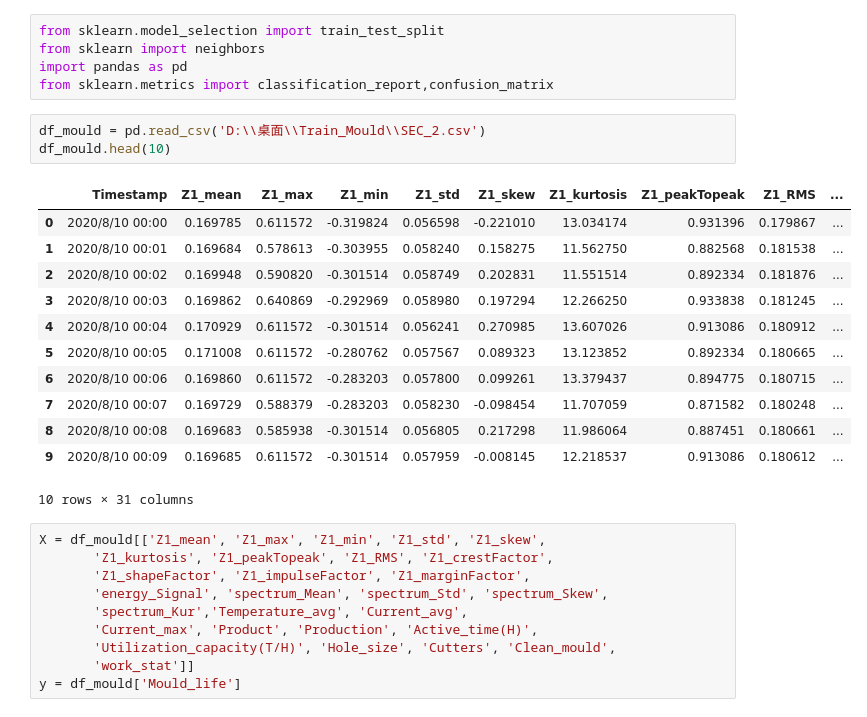
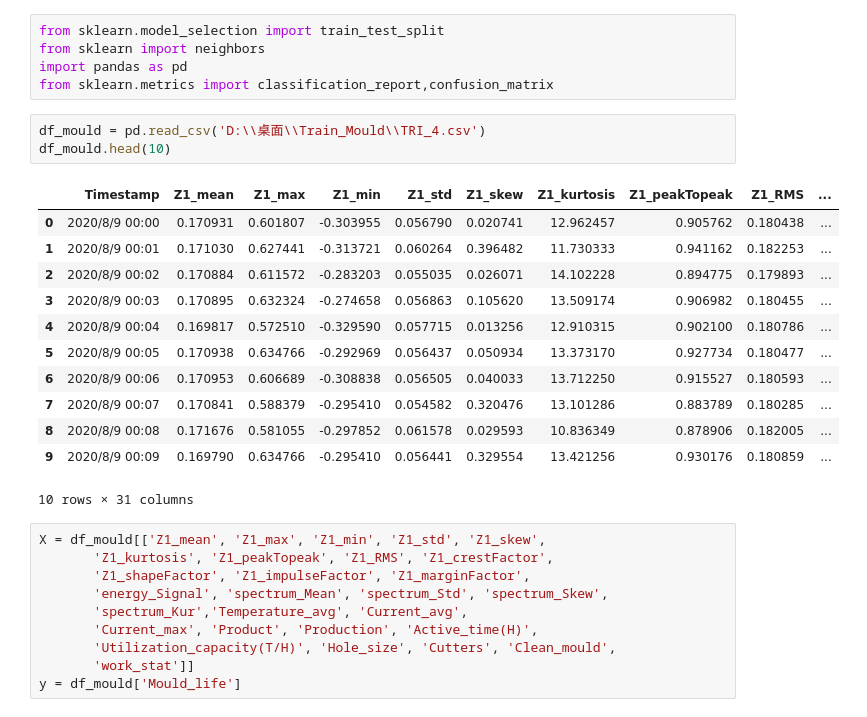
Before and after one commit to rtfgvb74125/Mould_ML, a Jupyter notebook: Data_processing/KNN_Model.ipynb, the cells around one changed output. Saved outputs shown, nothing was run; the diff lists cells and outputs as text.

```diff
--- a/Data_processing/KNN_Model.ipynb
+++ b/Data_processing/KNN_Model.ipynb
@@ -4,20 +4,20 @@ from sklearn import neighbors
 import pandas as pd
 from sklearn.metrics import classification_report,confusion_matrix
 # %%
-df_mould = pd.read_csv('D:\\桌面\\Train_Mould\\SEC_2.csv')
+df_mould = pd.read_csv('D:\\桌面\\Train_Mould\\TRI_4.csv')
 df_mould.head(10)
 # %% [output]
 |  | Timestamp | Z1_mean | Z1_max | Z1_min | Z1_std | Z1_skew | Z1_kurtosis | Z1_peakTopeak | Z1_RMS | ... |
-| 0 | 2020/8/10 00:00 | 0.169785 | 0.611572 | -0.319824 | 0.056598 | -0.221010 | 13.034174 | 0.931396 | 0.179867 | ... |
-| 1 | 2020/8/10 00:01 | 0.169684 | 0.578613 | -0.303955 | 0.058240 | 0.158275 | 11.562750 | 0.882568 | 0.181538 | ... |
-| 2 | 2020/8/10 00:02 | 0.169948 | 0.590820 | -0.301514 | 0.058749 | 0.202831 | 11.551514 | 0.892334 | 0.181876 | ... |
-| 3 | 2020/8/10 00:03 | 0.169862 | 0.640869 | -0.292969 | 0.058980 | 0.197294 | 12.266250 | 0.933838 | 0.181245 | ... |
-| 4 | 2020/8/10 00:04 | 0.170929 | 0.611572 | -0.301514 | 0.056241 | 0.270985 | 13.607026 | 0.913086 | 0.180912 | ... |
-| 5 | 2020/8/10 00:05 | 0.171008 | 0.611572 | -0.280762 | 0.057567 | 0.089323 | 13.123852 | 0.892334 | 0.180665 | ... |
-| 6 | 2020/8/10 00:06 | 0.169860 | 0.611572 | -0.283203 | 0.057800 | 0.099261 | 13.379437 | 0.894775 | 0.180715 | ... |
-| 7 | 2020/8/10 00:07 | 0.169729 | 0.588379 | -0.283203 | 0.058230 | -0.098454 | 11.707059 | 0.871582 | 0.180248 | ... |
-| 8 | 2020/8/10 00:08 | 0.169683 | 0.585938 | -0.301514 | 0.056805 | 0.217298 | 11.986064 | 0.887451 | 0.180661 | ... |
-| 9 | 2020/8/10 00:09 | 0.169685 | 0.611572 | -0.301514 | 0.057959 | -0.008145 | 12.218537 | 0.913086 | 0.180612 | ... |
+| 0 | 2020/8/9 00:00 | 0.170931 | 0.601807 | -0.303955 | 0.056790 | 0.020741 | 12.962457 | 0.905762 | 0.180438 | ... |
+| 1 | 2020/8/9 00:01 | 0.171030 | 0.627441 | -0.313721 | 0.060264 | 0.396482 | 11.730333 | 0.941162 | 0.182253 | ... |
+| 2 | 2020/8/9 00:02 | 0.170884 | 0.611572 | -0.283203 | 0.055035 | 0.026071 | 14.102228 | 0.894775 | 0.179893 | ... |
+| 3 | 2020/8/9 00:03 | 0.170895 | 0.632324 | -0.274658 | 0.056863 | 0.105620 | 13.509174 | 0.906982 | 0.180455 | ... |
+| 4 | 2020/8/9 00:04 | 0.169817 | 0.572510 | -0.329590 | 0.057715 | 0.013256 | 12.910315 | 0.902100 | 0.180786 | ... |
+| 5 | 2020/8/9 00:05 | 0.170938 | 0.634766 | -0.292969 | 0.056437 | 0.050934 | 13.373170 | 0.927734 | 0.180477 | ... |
+| 6 | 2020/8/9 00:06 | 0.170953 | 0.606689 | -0.308838 | 0.056505 | 0.040033 | 13.712250 | 0.915527 | 0.180593 | ... |
+| 7 | 2020/8/9 00:07 | 0.170841 | 0.588379 | -0.295410 | 0.054582 | 0.320476 | 13.101286 | 0.883789 | 0.180285 | ... |
+| 8 | 2020/8/9 00:08 | 0.171676 | 0.581055 | -0.297852 | 0.061578 | 0.029593 | 10.836349 | 0.878906 | 0.182005 | ... |
+| 9 | 2020/8/9 00:09 | 0.169790 | 0.634766 | -0.295410 | 0.056441 | 0.329554 | 13.421256 | 0.930176 | 0.180859 | ... |
 10 rows × 31 columns
 # %%
 X = df_mould[['Z1_mean', 'Z1_max', 'Z1_min', 'Z1_std', 'Z1_skew',
```
Also changed, not shown: parts of 2 cells of this notebook, 5 other files.
